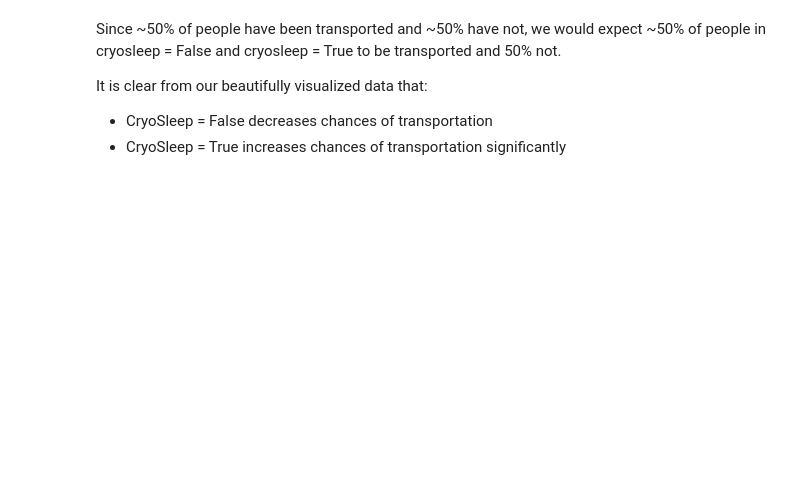
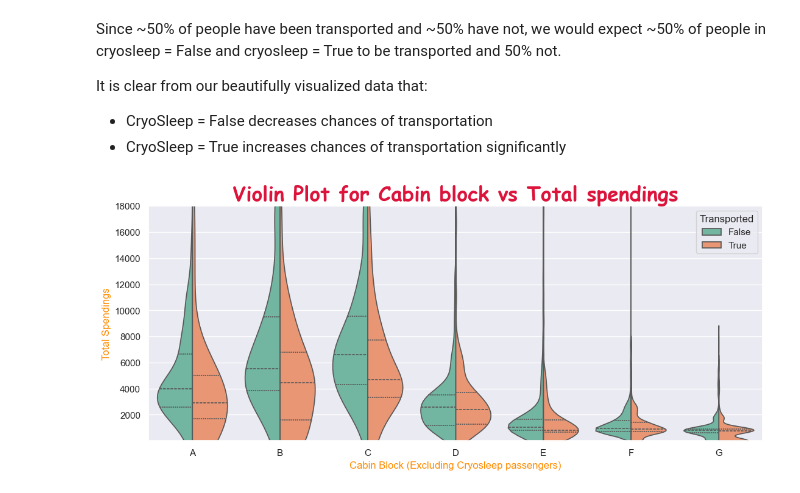
Before and after one commit to bestboybest/OlympusTech3.0--AstroGoodBoy, a Jupyter notebook: Task2/AstroGoodBoy_notebook_cleaning.ipynb, the cells around one changed output. Cells and saved outputs as stored; diff of their text form; code cells hidden in the pictures; blank space fills up the shorter version.

Commit message:
exploring data...

```diff
--- a/Task2/AstroGoodBoy_notebook_cleaning.ipynb
+++ b/Task2/AstroGoodBoy_notebook_cleaning.ipynb
@@ -1296,3 +1296,27 @@ Since ~50% of people have been transported and ~50% have not, we would expect ~5
 It is clear from our beautifully visualized data that:
 - CryoSleep = False decreases chances of transportation
 - CryoSleep = True increases chances of transportation significantly
+# %%
+#Think its fair to assume that different cabins blocks may have differently priced rooms
+#This would imply that the richer families in different blocks?
+#Maybe this would mean that different cabin blocks have different spendings, let's test this together with spendings vs transported
+
+#Let's also consider non-cryosleep people, since they will skew the results towards 0
+plt.figure(figsize = (13, 5), dpi = 100)
+
+#We are adding density_norm = 'width', since 1) Plot looks much better
+# 2) We are actually interested in relative spending between transported = True and False + Spendings vs Cabin
+# What we are not interested in, is the actual number density of people in each cabin since we already know that each cabin has more people
+sns.violinplot(data = cleanData[cleanData['CryoSleep'] == False], x = 'Cabin P1', density_norm = 'width', order = sorted(cleanData['Cabin P1'].unique()), y = 'TotalSpendings', hue = 'Transported', split = True, palette = 'Set2', inner="quart")
+
+#Plot looks really squished and ruined because of rich mfs that spent insane amounts of money skewing the data
+#We don't care about the outliers anyways ig, let's just look at the important data, but there are extreme outliers in every cabin
+plt.ylim(1, 18000)
+
+plt.title("Violin Plot for Cabin block vs Total spendings", fontdict = titleFont, size = 24)
+plt.ylabel('Total Spendings', color = 'darkorange' )
+plt.xlabel('Cabin Block (Excluding Cryosleep passengers)', color = 'darkorange')
+
+plt.show()
+# %% [output]
+[figure, added]
```
Also changed, not shown: parts of 2 cells of this notebook, 1 other file.
